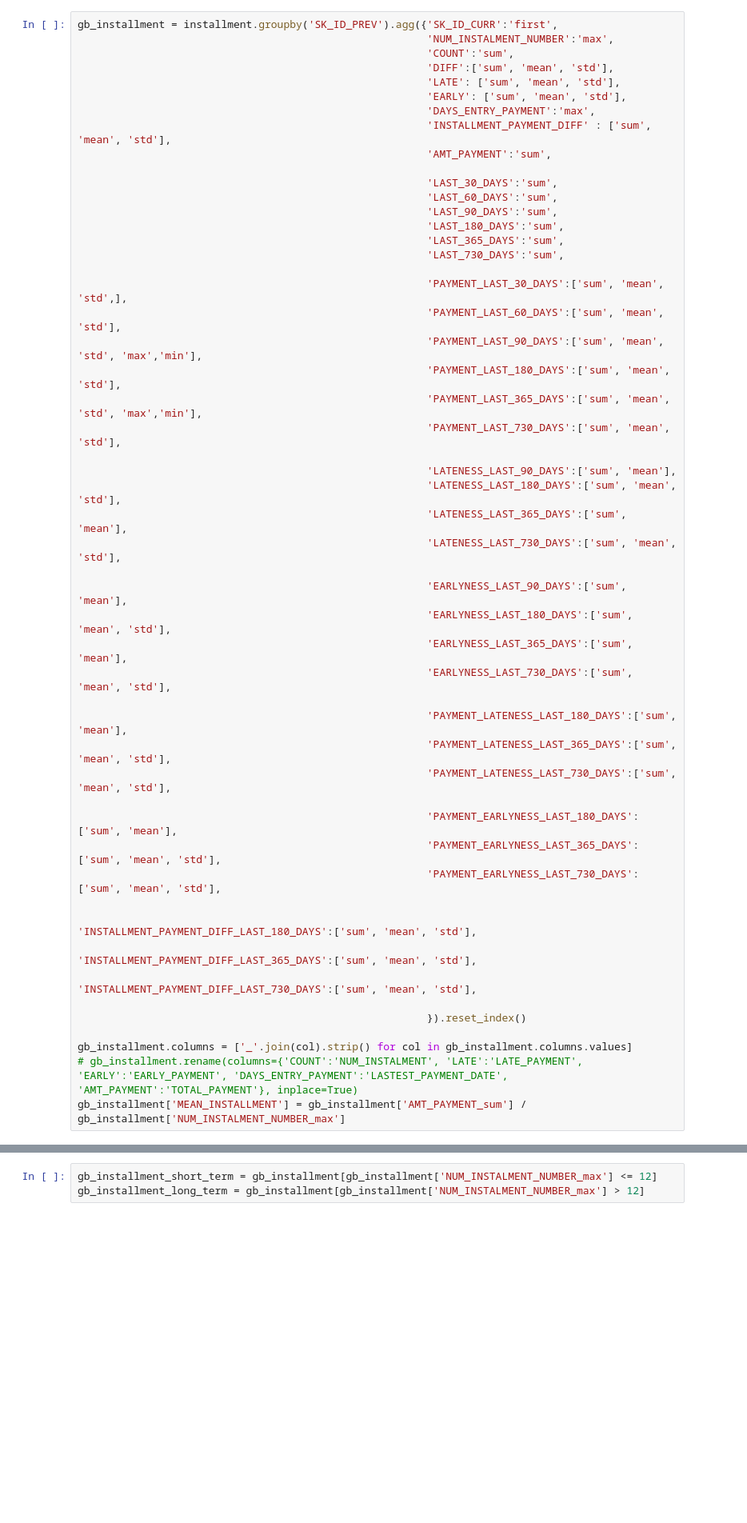
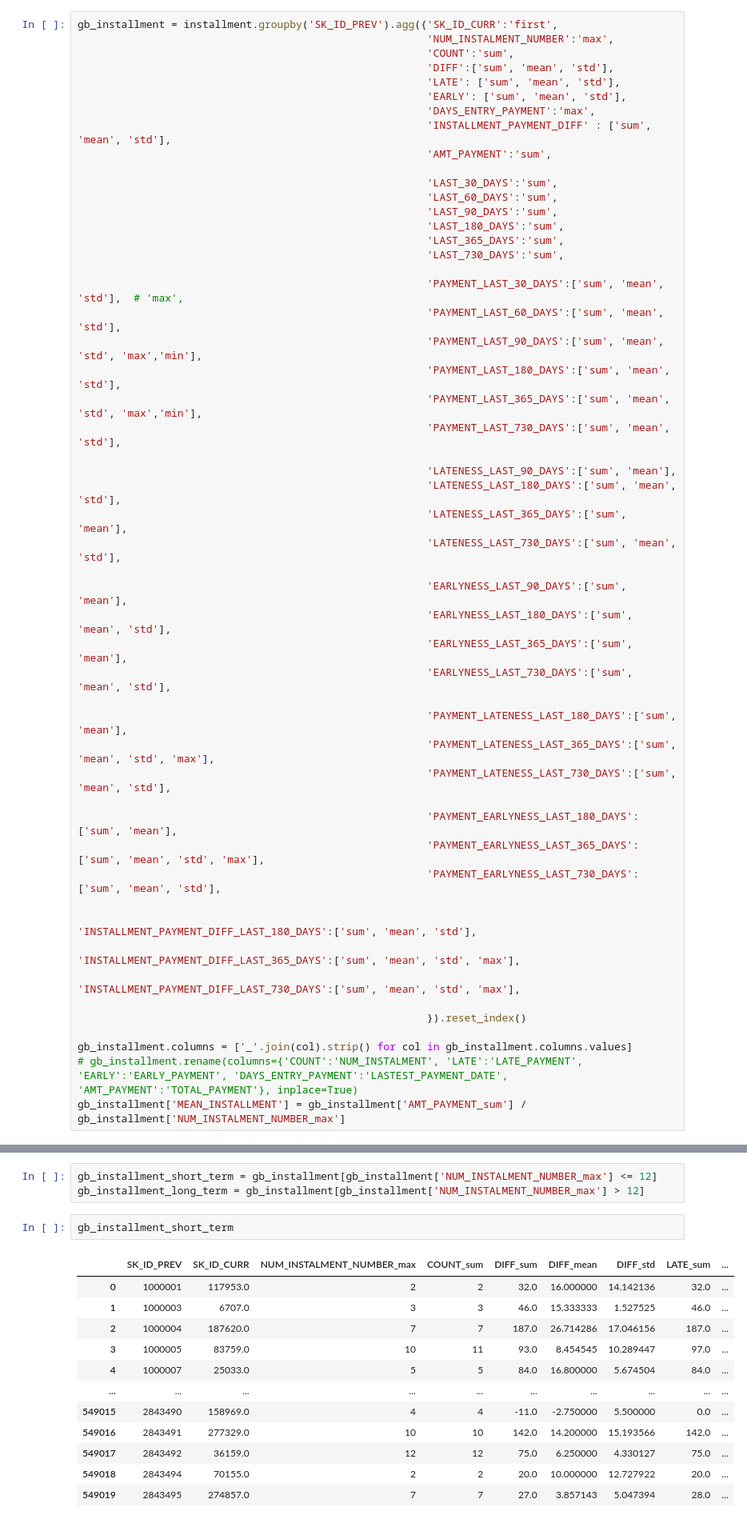
Before and after one commit to hung20gg/datavis_final, a Jupyter notebook: eda/v1/installments_payments_v1.ipynb, the cells around one changed output, grey strips where cells are left out. Shown at 80% size. Cells and saved outputs as stored; diff of their text form; blank space fills up the shorter version.

```diff
--- a/eda/v1/installments_payments_v1.ipynb
+++ b/eda/v1/installments_payments_v1.ipynb
@@ -130,7 +130,7 @@ gb_installment = installment.groupby('SK_ID_PREV').agg({'SK_ID_CURR':'first',
                                                         'LAST_365_DAYS':'sum',
                                                         'LAST_730_DAYS':'sum',
 
-                                                        'PAYMENT_LAST_30_DAYS':['sum', 'mean', 'std',],
+                                                        'PAYMENT_LAST_30_DAYS':['sum', 'mean', 'std'],  # 'max',
                                                         'PAYMENT_LAST_60_DAYS':['sum', 'mean', 'std'],
                                                         'PAYMENT_LAST_90_DAYS':['sum', 'mean', 'std', 'max','min'],
                                                         'PAYMENT_LAST_180_DAYS':['sum', 'mean', 'std'],
@@ -148,16 +148,16 @@ gb_installment = installment.groupby('SK_ID_PREV').agg({'SK_ID_CURR':'first',
                                                         'EARLYNESS_LAST_730_DAYS':['sum', 'mean', 'std'],
 
                                                         'PAYMENT_LATENESS_LAST_180_DAYS':['sum', 'mean'],
-                                                        'PAYMENT_LATENESS_LAST_365_DAYS':['sum', 'mean', 'std'],
+                                                        'PAYMENT_LATENESS_LAST_365_DAYS':['sum', 'mean', 'std', 'max'],
                                                         'PAYMENT_LATENESS_LAST_730_DAYS':['sum', 'mean', 'std'],
 
                                                         'PAYMENT_EARLYNESS_LAST_180_DAYS':['sum', 'mean'],
-                                                        'PAYMENT_EARLYNESS_LAST_365_DAYS':['sum', 'mean', 'std'],
+                                                        'PAYMENT_EARLYNESS_LAST_365_DAYS':['sum', 'mean', 'std', 'max'],
                                                         'PAYMENT_EARLYNESS_LAST_730_DAYS':['sum', 'mean', 'std'],
 
                                                         'INSTALLMENT_PAYMENT_DIFF_LAST_180_DAYS':['sum', 'mean', 'std'],
-                                                        'INSTALLMENT_PAYMENT_DIFF_LAST_365_DAYS':['sum', 'mean', 'std'],
-                                                        'INSTALLMENT_PAYMENT_DIFF_LAST_730_DAYS':['sum', 'mean', 'std'],
+                                                        'INSTALLMENT_PAYMENT_DIFF_LAST_365_DAYS':['sum', 'mean', 'std', 'max'],
+                                                        'INSTALLMENT_PAYMENT_DIFF_LAST_730_DAYS':['sum', 'mean', 'std', 'max'],
 
                                                         }).reset_index()
 
@@ -222,3 +221,18 @@ gb_installment_by_curr.rename({ 'SK_ID_CURR_': 'SK_ID_CURR'}, axis=1, inplace=Tr
 # %%
 gb_installment_short_term = gb_installment[gb_installment['NUM_INSTALMENT_NUMBER_max'] <= 12]
 gb_installment_long_term = gb_installment[gb_installment['NUM_INSTALMENT_NUMBER_max'] > 12]
+# %%
+gb_installment_short_term
+# %% [output]
+|  | SK_ID_PREV | SK_ID_CURR | NUM_INSTALMENT_NUMBER_max | COUNT_sum | DIFF_sum | DIFF_mean | DIFF_std | LATE_sum | ... |
+| 0 | 1000001 | 117953.0 | 2 | 2 | 32.0 | 16.000000 | 14.142136 | 32.0 | ... |
+| 1 | 1000003 | 6707.0 | 3 | 3 | 46.0 | 15.333333 | 1.527525 | 46.0 | ... |
+| 2 | 1000004 | 187620.0 | 7 | 7 | 187.0 | 26.714286 | 17.046156 | 187.0 | ... |
+| 3 | 1000005 | 83759.0 | 10 | 11 | 93.0 | 8.454545 | 10.289447 | 97.0 | ... |
+| 4 | 1000007 | 25033.0 | 5 | 5 | 84.0 | 16.800000 | 5.674504 | 84.0 | ... |
+| ... | ... | ... | ... | ... | ... | ... | ... | ... | ... |
+| 549015 | 2843490 | 158969.0 | 4 | 4 | -11.0 | -2.750000 | 5.500000 | 0.0 | ... |
+| 549016 | 2843491 | 277329.0 | 10 | 10 | 142.0 | 14.200000 | 15.193566 | 142.0 | ... |
+| 549017 | 2843492 | 36159.0 | 12 | 12 | 75.0 | 6.250000 | 4.330127 | 75.0 | ... |
+| 549018 | 2843494 | 70155.0 | 2 | 2 | 20.0 | 10.000000 | 12.727922 | 20.0 | ... |
+| 549019 | 2843495 | 274857.0 | 7 | 7 | 27.0 | 3.857143 | 5.047394 | 28.0 | ... |
```
Also changed, not shown: parts of 7 cells of this notebook, 15 other files.
